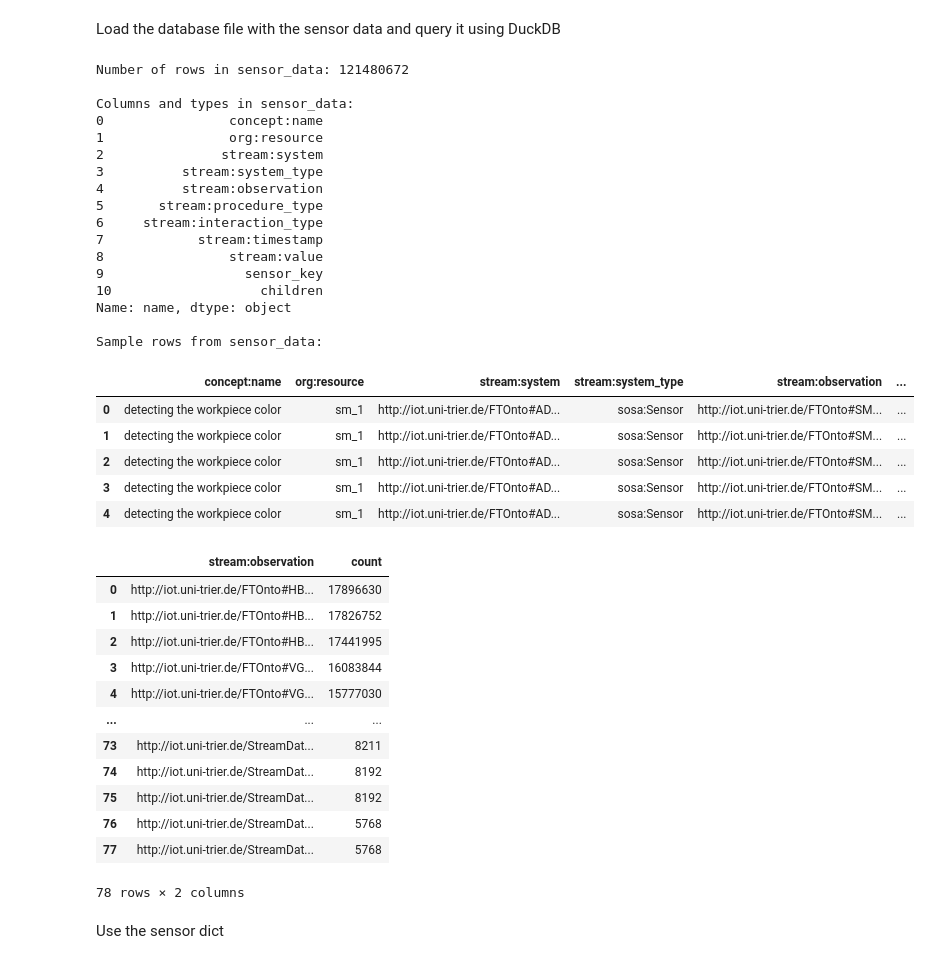
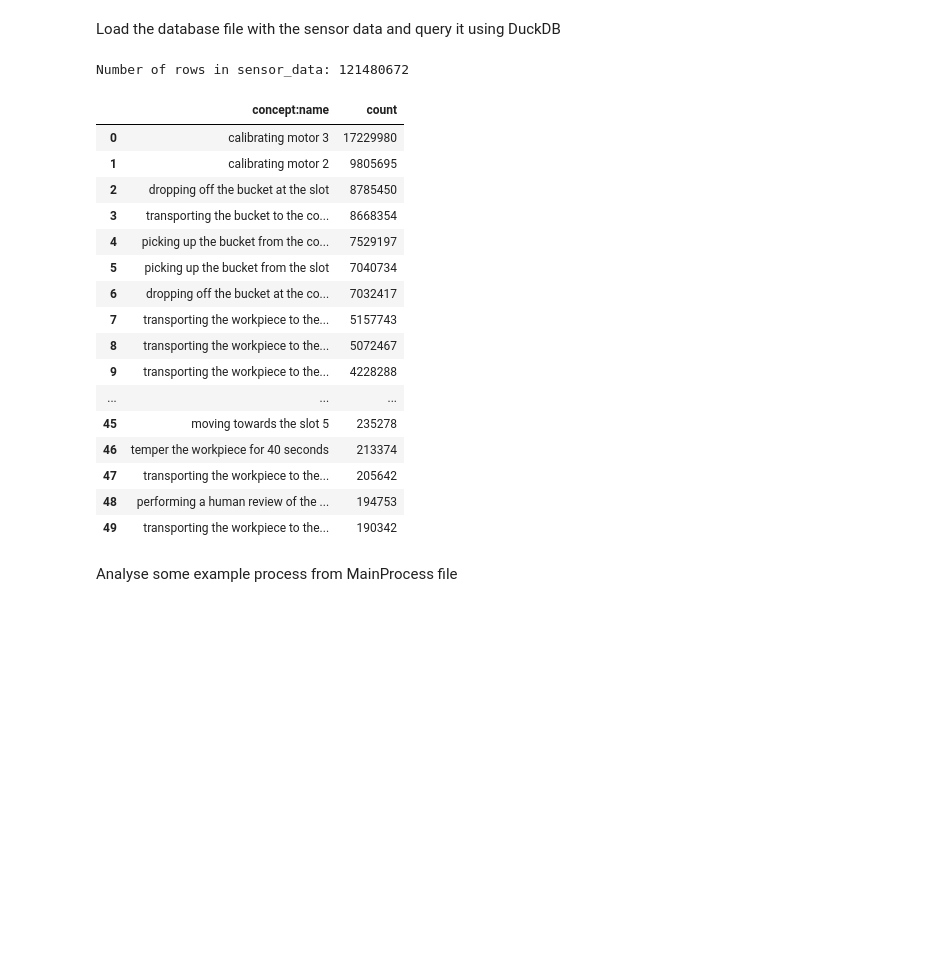
Before and after one commit to Olive305/Bachelor-thesis, a Jupyter notebook: Data/IoT enriched event log paper/document_log_content.ipynb, the cells around one changed output. Cells and saved outputs as stored; diff of their text form; code cells hidden in the pictures; blank space fills up the shorter version.

```diff
--- a/Data/IoT enriched event log paper/document_log_content.ipynb
+++ b/Data/IoT enriched event log paper/document_log_content.ipynb
@@ -302,75 +302,60 @@ parquet_list_str = f"'{parquet_file}'"
 query = f"CREATE VIEW sensor_data AS SELECT * FROM parquet_scan([{parquet_list_str}])"
 con.execute(query)
 
 # Print the number of rows in the sensor_data table
 row_count = con.execute("SELECT COUNT(*) FROM sensor_data").fetchone()[0]
 print(f"Number of rows in sensor_data: {row_count}")
 
 # Print column names
-info_df = con.execute("PRAGMA table_info('sensor_data')").df()
-print("\nColumns and types in sensor_data:")
-print(info_df['name'])
+if False:
+    info_df = con.execute("PRAGMA table_info('sensor_data')").df()
+    print("\nColumns and types in sensor_data:")
+    print(info_df['name'])
 
 # Show a sample of the data
-print("\nSample rows from sensor_data:")
-sample_df = con.execute("SELECT * FROM sensor_data LIMIT 5").df()
-display(sample_df)
+if False:
+    print("\nSample rows from sensor_data:")
+    sample_df = con.execute("SELECT * FROM sensor_data LIMIT 5").df()
+    display(sample_df)
 
 
 # ------------------------
 # Enter query here
 # ------------------------
 
 df_sensor_grouped = con.execute("""
     SELECT
-        "stream:system", COUNT(*) AS count
+        "concept:name", COUNT(*) AS count
     FROM sensor_data
-    GROUP BY "stream:system"
+    GROUP BY "concept:name"
     ORDER BY count DESC
+    LIMIT 50
 """).df()
 
 # ------------------------
 
 pd.set_option('display.max_colwidth', None)
 pd.set_option('display.width', None)
 pd.set_option('display.max_columns', None)
 display(df_sensor_grouped)
 # %% [output]
 Number of rows in sensor_data: 121480672
-
-Columns and types in sensor_data:
-0                concept:name
-1                org:resource
-2               stream:system
-3          stream:system_type
-4          stream:observation
-5       stream:procedure_type
-6     stream:interaction_type
-7            stream:timestamp
-8                stream:value
-9                  sensor_key
-10                   children
-Name: name, dtype: object
-
-Sample rows from sensor_data:
-|  | concept:name | org:resource | stream:system | stream:system_type | stream:observation | ... |
-| 0 | detecting the workpiece color | sm_1 | http://iot.uni-trier.de/FTOnto#AD... | sosa:Sensor | http://iot.uni-trier.de/FTOnto#SM... | ... |
-| 1 | detecting the workpiece color | sm_1 | http://iot.uni-trier.de/FTOnto#AD... | sosa:Sensor | http://iot.uni-trier.de/FTOnto#SM... | ... |
-| 2 | detecting the workpiece color | sm_1 | http://iot.uni-trier.de/FTOnto#AD... | sosa:Sensor | http://iot.uni-trier.de/FTOnto#SM... | ... |
-| 3 | detecting the workpiece color | sm_1 | http://iot.uni-trier.de/FTOnto#AD... | sosa:Sensor | http://iot.uni-trier.de/FTOnto#SM... | ... |
-| 4 | detecting the workpiece color | sm_1 | http://iot.uni-trier.de/FTOnto#AD... | sosa:Sensor | http://iot.uni-trier.de/FTOnto#SM... | ... |
+|  | concept:name | count |
+| 0 | calibrating motor 3 | 17229980 |
+| 1 | calibrating motor 2 | 9805695 |
+| 2 | dropping off the bucket at the slot | 8785450 |
+| 3 | transporting the bucket to the co... | 8668354 |
+| 4 | picking up the bucket from the co... | 7529197 |
+| 5 | picking up the bucket from the slot | 7040734 |
+| 6 | dropping off the bucket at the co... | 7032417 |
+| 7 | transporting the workpiece to the... | 5157743 |
+| 8 | transporting the workpiece to the... | 5072467 |
+| 9 | transporting the workpiece to the... | 4228288 |
+| ... | ... | ... |
+| 45 | moving towards the slot 5 | 235278 |
+| 46 | temper the workpiece for 40 seconds | 213374 |
+| 47 | transporting the workpiece to the... | 205642 |
+| 48 | performing a human review of the ... | 194753 |
+| 49 | transporting the workpiece to the... | 190342 |
-|  | stream:observation | count |
-| 0 | http://iot.uni-trier.de/FTOnto#HB... | 17896630 |
-| 1 | http://iot.uni-trier.de/FTOnto#HB... | 17826752 |
-| 2 | http://iot.uni-trier.de/FTOnto#HB... | 17441995 |
-| 3 | http://iot.uni-trier.de/FTOnto#VG... | 16083844 |
-| 4 | http://iot.uni-trier.de/FTOnto#VG... | 15777030 |
-| ... | ... | ... |
-| 73 | http://iot.uni-trier.de/StreamDat... | 8211 |
-| 74 | http://iot.uni-trier.de/StreamDat... | 8192 |
-| 75 | http://iot.uni-trier.de/StreamDat... | 8192 |
-| 76 | http://iot.uni-trier.de/StreamDat... | 5768 |
-| 77 | http://iot.uni-trier.de/StreamDat... | 5768 |
-78 rows × 2 columns
 # %% [markdown]
-Use the sensor dict
+Analyse some example process from MainProcess file
```
Also changed, not shown: parts of 6 cells of this notebook, 5 other files.
